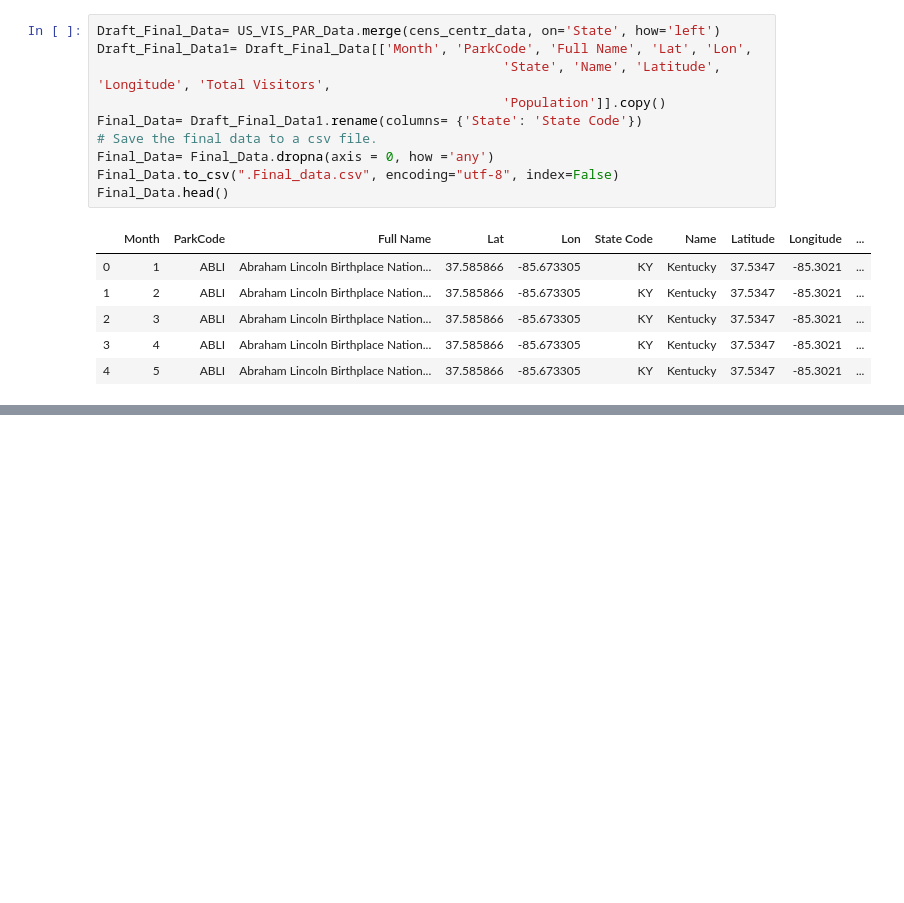
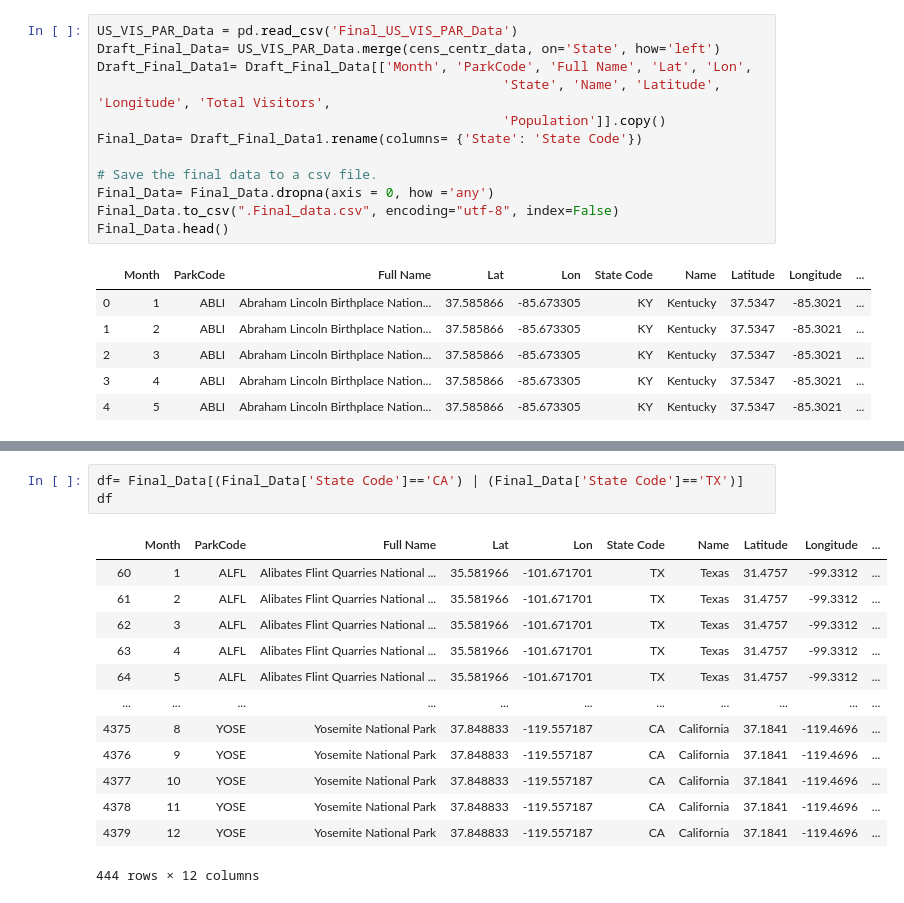
Before and after one commit to Eng-Hisham991/National_Park_Analysis, a Jupyter notebook: Visitors VS Pop (Final).ipynb, the cells around one changed output, grey strips where cells are left out. Saved outputs shown, nothing was run; the diff lists cells and outputs as text; blank space fills up the shorter version.

```diff
--- a/Visitors VS Pop (Final).ipynb
+++ b/Visitors VS Pop (Final).ipynb
@@ -279,11 +284,13 @@ cens_centr_data.head()
 # %% [markdown]
 ##  Merge US_VIS_PAR_Data with cens_cent_data
 # %%
+US_VIS_PAR_Data = pd.read_csv('Final_US_VIS_PAR_Data')
 Draft_Final_Data= US_VIS_PAR_Data.merge(cens_centr_data, on='State', how='left')
 Draft_Final_Data1= Draft_Final_Data[['Month', 'ParkCode', 'Full Name', 'Lat', 'Lon',
                                                     'State', 'Name', 'Latitude', 'Longitude', 'Total Visitors',
                                                     'Population']].copy()
 Final_Data= Draft_Final_Data1.rename(columns= {'State': 'State Code'})
+
 # Save the final data to a csv file.
 Final_Data= Final_Data.dropna(axis = 0, how ='any')
 Final_Data.to_csv(".Final_data.csv", encoding="utf-8", index=False)
@@ -303,0 +345,17 @@ Final_Data.head()
+# %%
+df= Final_Data[(Final_Data['State Code']=='CA') | (Final_Data['State Code']=='TX')]
+df
+# %% [output]
+|  | Month | ParkCode | Full Name | Lat | Lon | State Code | Name | Latitude | Longitude | ... |
+| 60 | 1 | ALFL | Alibates Flint Quarries National ... | 35.581966 | -101.671701 | TX | Texas | 31.4757 | -99.3312 | ... |
+| 61 | 2 | ALFL | Alibates Flint Quarries National ... | 35.581966 | -101.671701 | TX | Texas | 31.4757 | -99.3312 | ... |
+| 62 | 3 | ALFL | Alibates Flint Quarries National ... | 35.581966 | -101.671701 | TX | Texas | 31.4757 | -99.3312 | ... |
+| 63 | 4 | ALFL | Alibates Flint Quarries National ... | 35.581966 | -101.671701 | TX | Texas | 31.4757 | -99.3312 | ... |
+| 64 | 5 | ALFL | Alibates Flint Quarries National ... | 35.581966 | -101.671701 | TX | Texas | 31.4757 | -99.3312 | ... |
+| ... | ... | ... | ... | ... | ... | ... | ... | ... | ... | ... |
+| 4375 | 8 | YOSE | Yosemite National Park | 37.848833 | -119.557187 | CA | California | 37.1841 | -119.4696 | ... |
+| 4376 | 9 | YOSE | Yosemite National Park | 37.848833 | -119.557187 | CA | California | 37.1841 | -119.4696 | ... |
+| 4377 | 10 | YOSE | Yosemite National Park | 37.848833 | -119.557187 | CA | California | 37.1841 | -119.4696 | ... |
+| 4378 | 11 | YOSE | Yosemite National Park | 37.848833 | -119.557187 | CA | California | 37.1841 | -119.4696 | ... |
+| 4379 | 12 | YOSE | Yosemite National Park | 37.848833 | -119.557187 | CA | California | 37.1841 | -119.4696 | ... |
+444 rows × 12 columns
```
Also changed, not shown: parts of 32 cells of this notebook, 6 other files.
